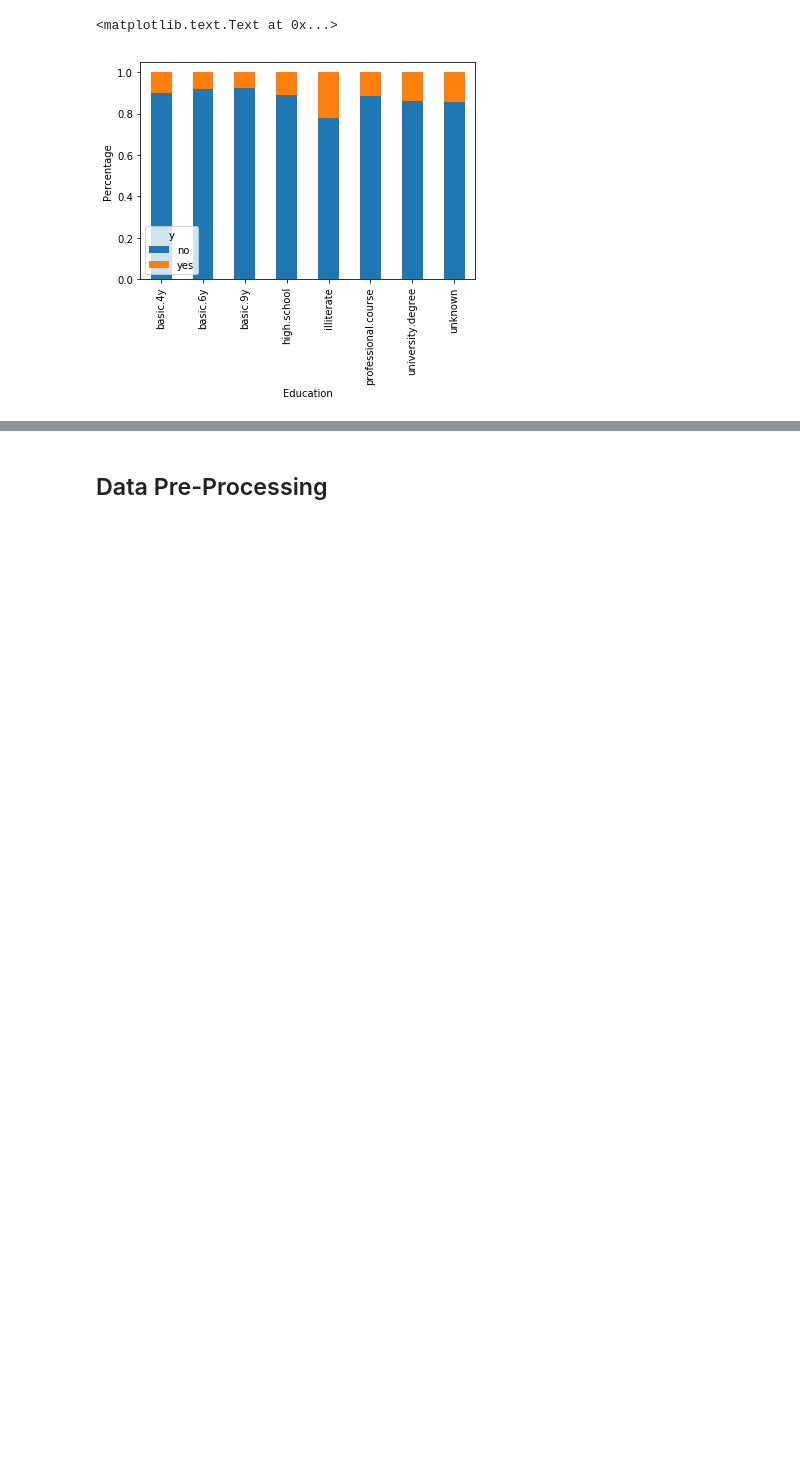
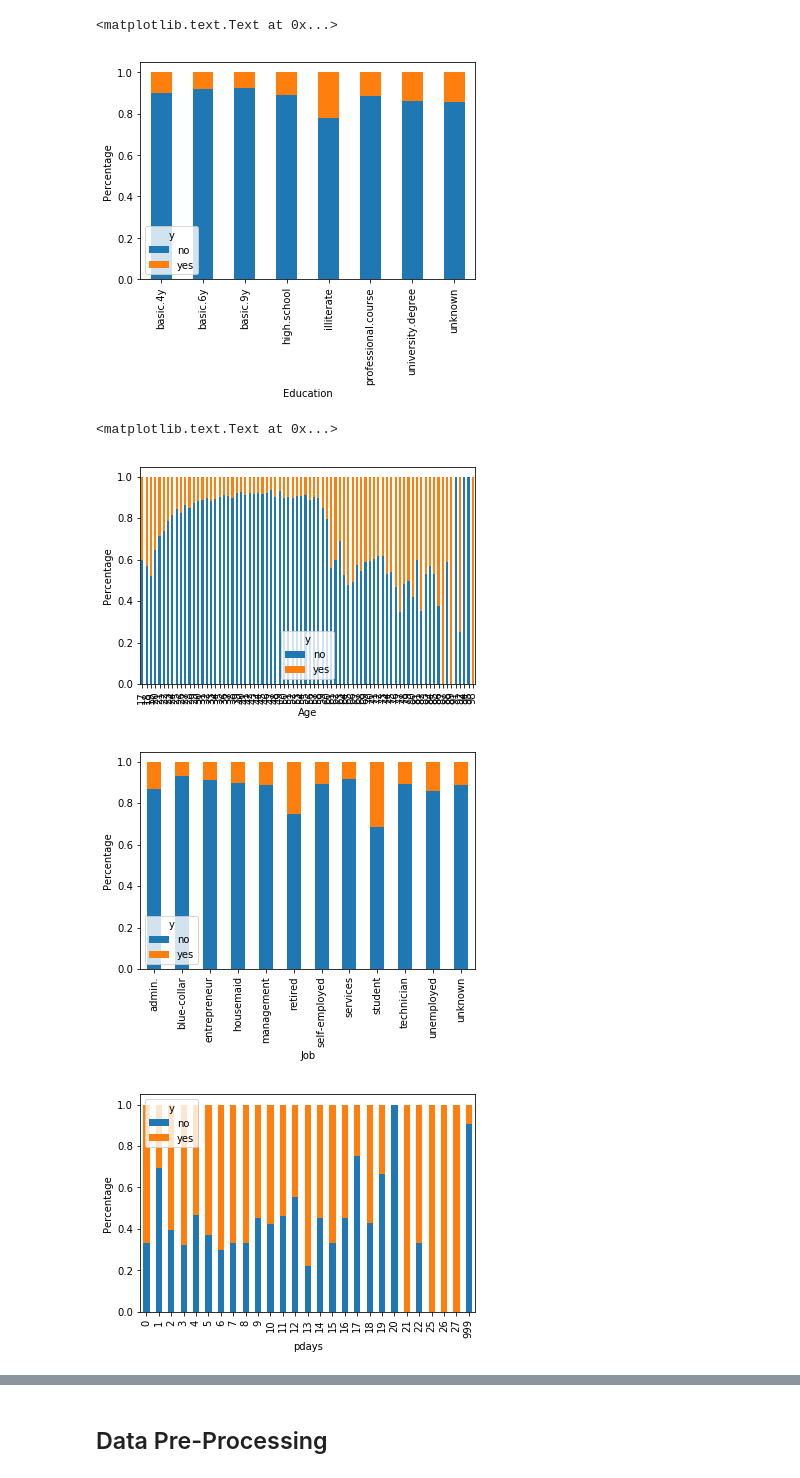
Before and after one commit to kwarodom/sidtechtalent, a Jupyter notebook: ML-Week3/Exercise/exercise.ipynb, the cells around one changed output, grey strips where cells are left out. Saved outputs shown, nothing was run; the diff lists cells and outputs as text; code cells hidden in the pictures; blank space fills up the shorter version.

```diff
--- a/ML-Week3/Exercise/exercise.ipynb
+++ b/ML-Week3/Exercise/exercise.ipynb
@@ -86,0 +83,48 @@ DO SOME DATA EXPLORATION
+# %%
+"""
+DO SOME DATA EXPLORATION
+"""
+education_y = pd.crosstab(df.age, df.y)
+education_y.div(education_y.sum(1).astype(float), axis=0,).plot(kind='bar', stacked=True)
+plt.xlabel('Age')
+plt.ylabel('Percentage')
+
+education_y = pd.crosstab(df.job, df.y)
+education_y.div(education_y.sum(1).astype(float), axis=0).plot(kind='bar', stacked=True)
+plt.xlabel('Job')
+plt.ylabel('Percentage')
+
+education_y = pd.crosstab(df.pdays, df.y)
+education_y.div(education_y.sum(1).astype(float), axis=0).plot(kind='bar', stacked=True)
+plt.xlabel('pdays')
+plt.ylabel('Percentage')
+
+education_y = pd.crosstab(df.month, df.y)
+education_y.div(education_y.sum(1).astype(float), axis=0).plot(kind='bar', stacked=True)
+plt.xlabel('month')
+plt.ylabel('Percentage')
+
+education_y = pd.crosstab(df.campaign, df.y)
+education_y.div(education_y.sum(1).astype(float), axis=0).plot(kind='bar', stacked=True)
+plt.xlabel('campaign')
+plt.ylabel('Percentage')
+
+education_y = pd.crosstab(df.previous, df.y)
+education_y.div(education_y.sum(1).astype(float), axis=0).plot(kind='bar', stacked=True)
+plt.xlabel('previous')
+plt.ylabel('Percentage')
+
+education_y = pd.crosstab(df.poutcome, df.y)
+education_y.div(education_y.sum(1).astype(float), axis=0).plot(kind='bar', stacked=True)
+plt.xlabel('poutcome')
+plt.ylabel('Percentage')
+
+education_y = pd.crosstab(df["emp.var.rate"], df.y)
+education_y.div(education_y.sum(1).astype(float), axis=0).plot(kind='bar', stacked=True)
+plt.xlabel('poutcome')
+plt.ylabel('Percentage')
+# %% [output]
+<matplotlib.text.Text at 0x...>
+[figure, added]
+[figure, added]
+[figure, added]
```
Also changed, not shown: parts of 14 cells of this notebook, 1 other file.
